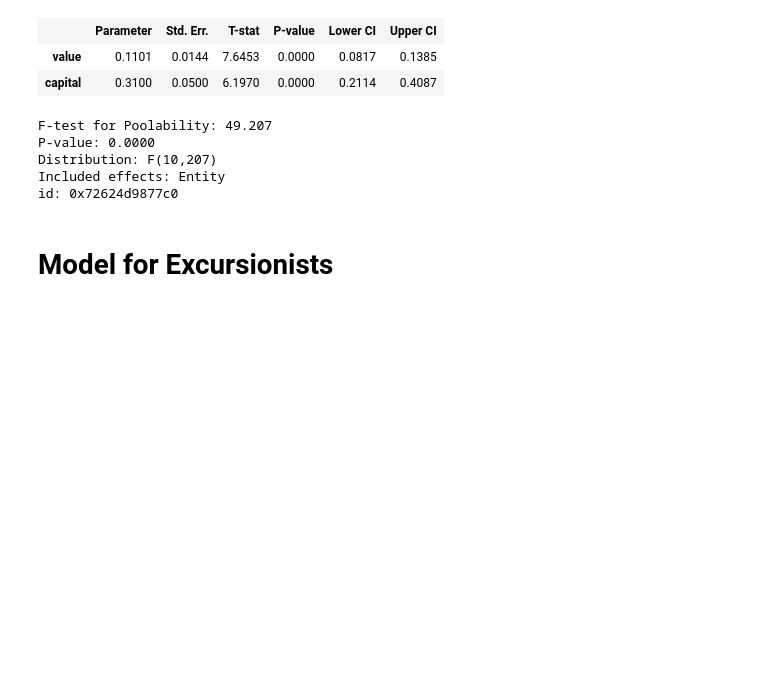
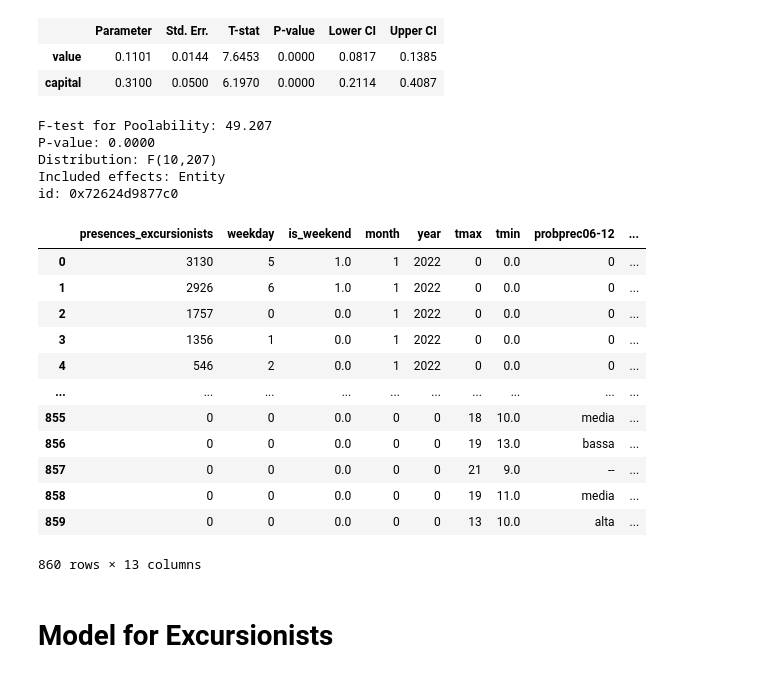
Before and after one commit to tn-aixpa/datiturismo, a Jupyter notebook: digital twin/confounding.ipynb, the cells around one changed output. Saved outputs shown, nothing was run; the diff lists cells and outputs as text; code cells hidden in the pictures; blank space fills up the shorter version.

```diff
--- a/digital twin/confounding.ipynb
+++ b/digital twin/confounding.ipynb
@@ -364,6 +403,22 @@ P-value: 0.0000
 Distribution: F(10,207)
 Included effects: Entity
 id: 0x72624d9877c0
+# %%
+resulting_T_E
+# %% [output]
+|  | presences_excursionists | weekday | is_weekend | month | year | tmax | tmin | probprec06-12 | ... |
+| 0 | 3130 | 5 | 1.0 | 1 | 2022 | 0 | 0.0 | 0 | ... |
+| 1 | 2926 | 6 | 1.0 | 1 | 2022 | 0 | 0.0 | 0 | ... |
+| 2 | 1757 | 0 | 0.0 | 1 | 2022 | 0 | 0.0 | 0 | ... |
+| 3 | 1356 | 1 | 0.0 | 1 | 2022 | 0 | 0.0 | 0 | ... |
+| 4 | 546 | 2 | 0.0 | 1 | 2022 | 0 | 0.0 | 0 | ... |
+| ... | ... | ... | ... | ... | ... | ... | ... | ... | ... |
+| 855 | 0 | 0 | 0.0 | 0 | 0 | 18 | 10.0 | media | ... |
+| 856 | 0 | 0 | 0.0 | 0 | 0 | 19 | 13.0 | bassa | ... |
+| 857 | 0 | 0 | 0.0 | 0 | 0 | 21 | 9.0 | -- | ... |
+| 858 | 0 | 0 | 0.0 | 0 | 0 | 19 | 11.0 | media | ... |
+| 859 | 0 | 0 | 0.0 | 0 | 0 | 13 | 10.0 | alta | ... |
+860 rows × 13 columns
 # %% [markdown]
 # Model for Excursionists
 # %%
```
Also changed, not shown: parts of 39 cells of this notebook.
